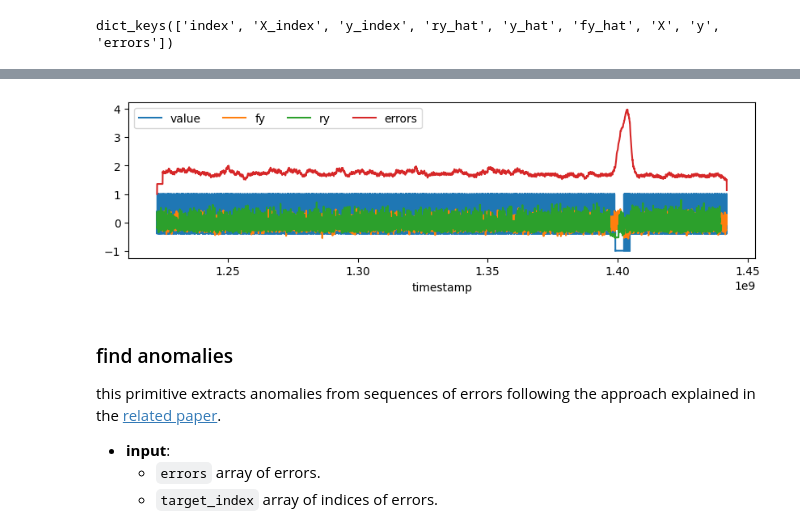
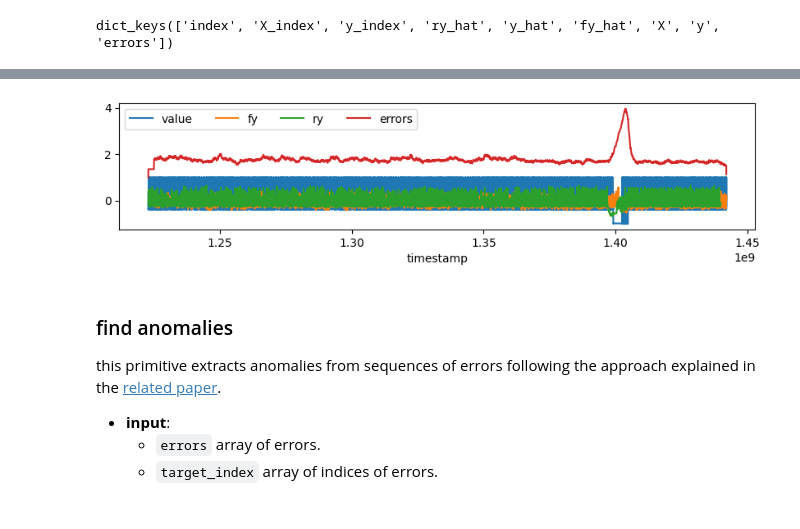
Before and after one commit to sintel-dev/Orion, a Jupyter notebook: tutorials/pipelines/aer.ipynb, the cells around one changed output, grey strips where cells are left out. Drawn from its saved outputs; the diff is of its cells as text; code cells hidden in the pictures.

Commit message:
add plots

```diff
--- a/tutorials/pipelines/aer.ipynb
+++ b/tutorials/pipelines/aer.ipynb
@@ -233,21 +253,21 @@ entry at 1225065600 has error value 1.353
 # %%
 import matplotlib.pyplot as plt
 
-fig = plt.figure(figsize=(10, 2.5))
+fig = plt.figure(figsize=(10, 2))
 ax = fig.gca()
 
 t = data['timestamp'].values
 
 data.plot(x='timestamp', y='value', ax=ax)
 plt.plot(t[100:], context['fy_hat'], label='fy')
 plt.plot(t[:-100], context['ry_hat'], label='ry')
 
 plt.plot(t[:-1], context['errors'], label='errors')
 plt.legend(ncols=4)
 
 plt.show();
 # %% [output]
-[figure, old version]
+[figure, new version]
 # %% [markdown]
 ### find anomalies
 this primitive extracts anomalies from sequences of errors following the approach explained in the [related paper](https://arxiv.org/pdf/1802.04431.pdf).
```
Also changed, not shown: parts of 5 cells of this notebook.
